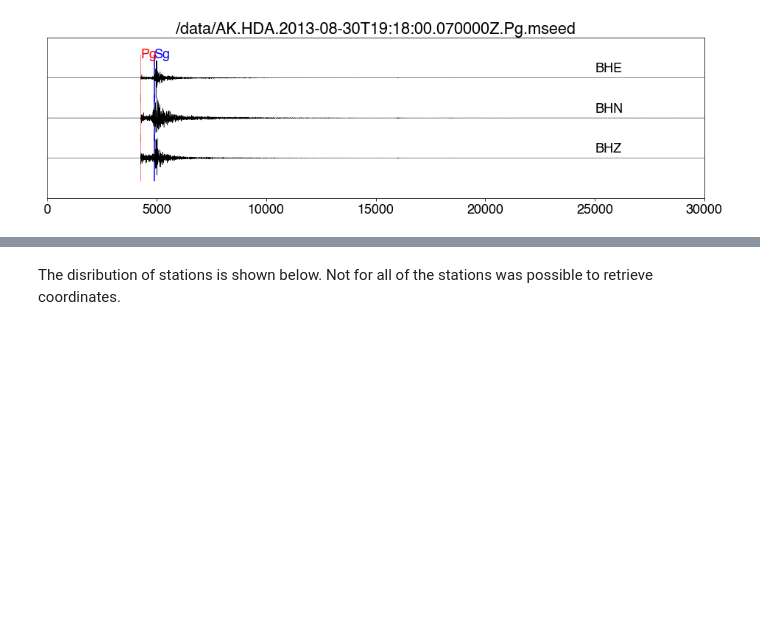
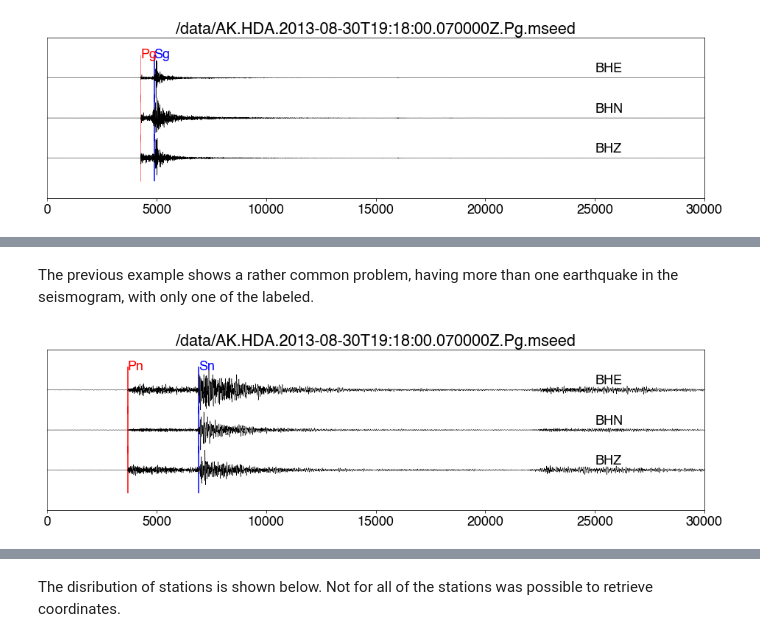
Before and after one commit to albertleonardo/Pn, a Jupyter notebook: demo_data.ipynb, the cells around one changed output, grey strips where cells are left out. Cells and saved outputs as stored; diff of their text form; code cells hidden in the pictures; blank space fills up the shorter version.

```diff
--- a/demo_data.ipynb
+++ b/demo_data.ipynb
@@ -50,0 +72,7 @@ plot_example(one_demo)
+# %% [markdown]
+The previous example shows a rather common problem, having more than one earthquake in the seismogram, with only one of the labeled.
+# %%
+three_demo = demodata[list(demodata.keys())[47]]
+plot_example(three_demo)
+# %% [output]
+[figure, added]
```
Also changed, not shown: parts of 5 cells of this notebook.
